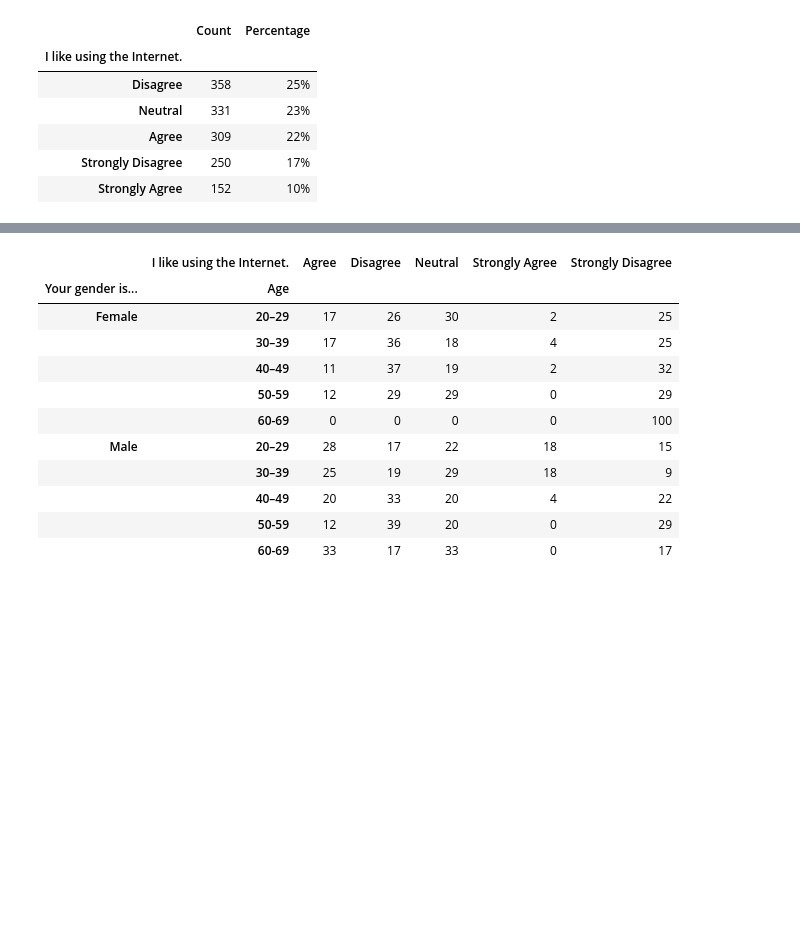
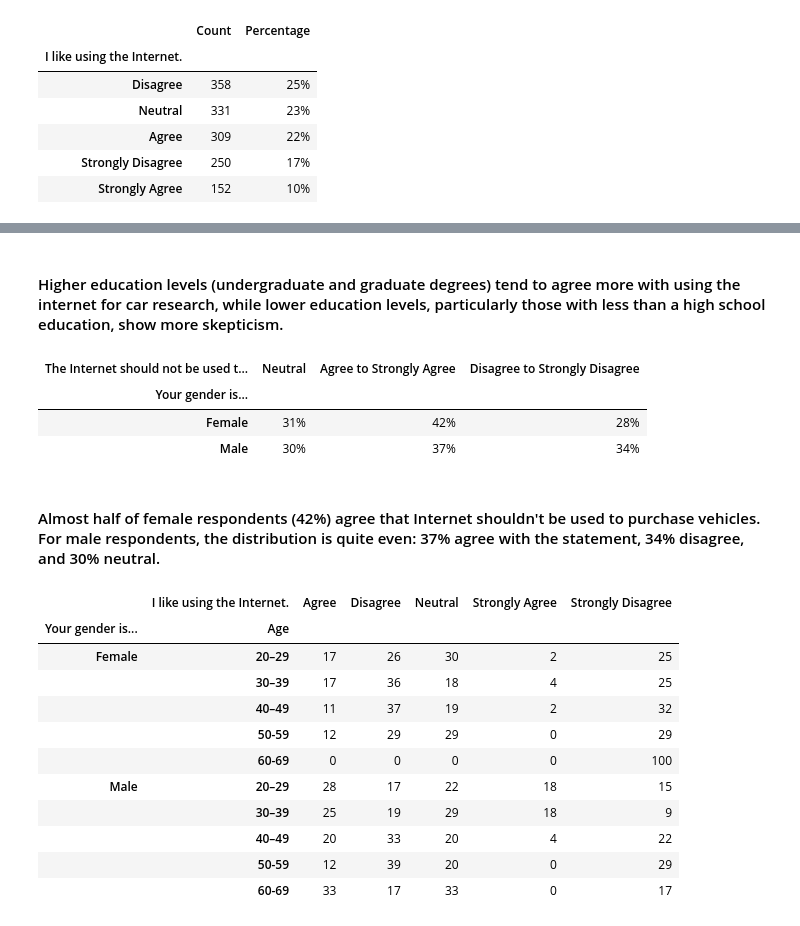
Before and after one commit to irinatenis/online-car-marketplace-survey-analysis, a Jupyter notebook: Analysis.ipynb, the cells around one changed output, grey strips where cells are left out. Saved outputs shown, nothing was run; the diff lists cells and outputs as text; code cells hidden in the pictures; blank space fills up the shorter version.

```diff
--- a/Analysis.ipynb
+++ b/Analysis.ipynb
@@ -490,3 +524,16 @@ Male                                     16%
+# %% [markdown]
+#### Higher education levels (undergraduate and graduate degrees) tend to agree more with using the internet for car research, while lower education levels, particularly those with less than a high school education, show more skepticism.
+# %%
+gender_grpd_no_online_V_prchs=by_gender(df, 'The Internet should not be used to purchase vehicles.')
+gender_grpd_no_online_V_prchs_combined=combined_columns(gender_grpd_no_online_V_prchs)
+gender_grpd_no_online_V_prchs_combined
+# %% [output]
+| The Internet should not be used t... | Neutral | Agree to Strongly Agree | Disagree to Strongly Disagree |
+| Your gender is... |  |  |  |
+| Female | 31% | 42% | 28% |
+| Male | 30% | 37% | 34% |
+# %% [markdown]
+#### Almost half of female respondents (42%) agree that Internet shouldn't be used to purchase vehicles. For male respondents, the distribution is quite even: 37% agree with the statement, 34% disagree, and 30% neutral.
 # %%
 import pandas as pd
 
```
Also changed, not shown: parts of 17 cells of this notebook, 1 other file.
